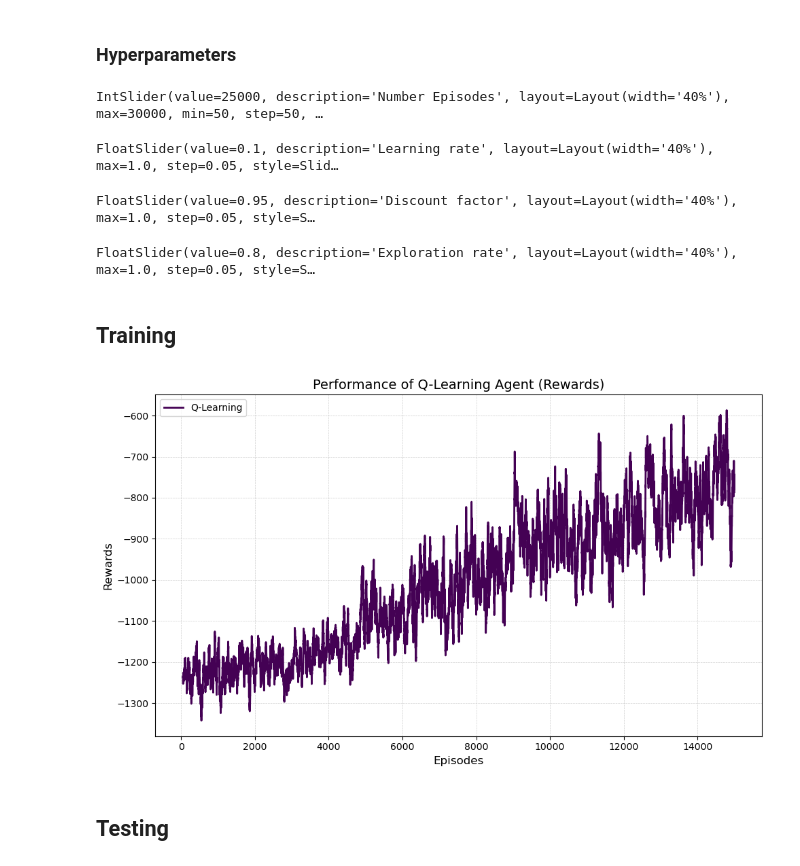
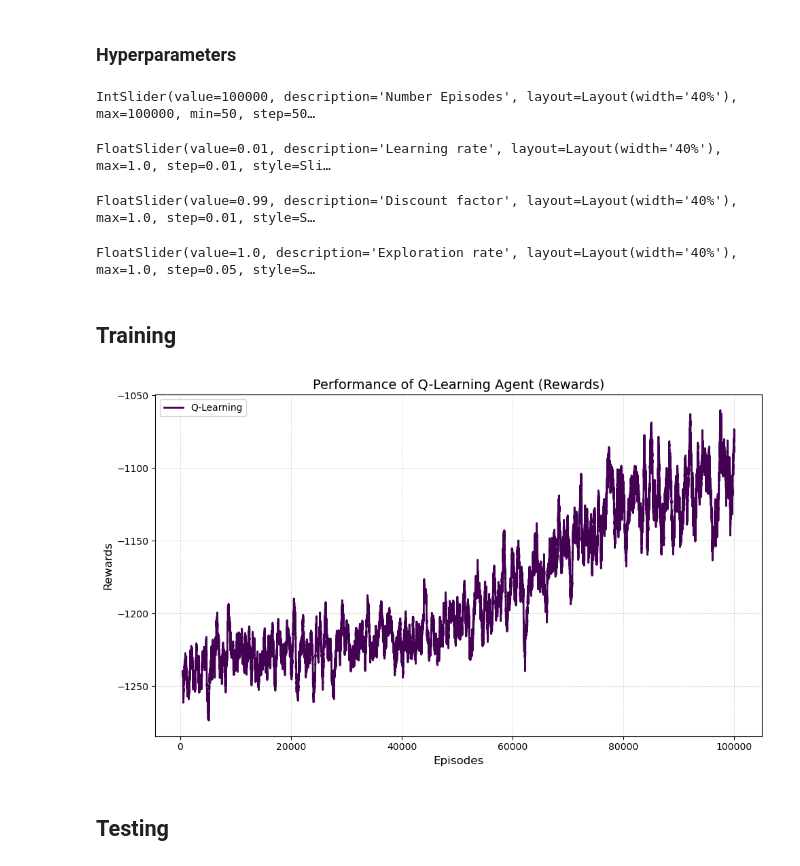
Before and after one commit to juanbeta98/Reinforcement-Learning, a Jupyter notebook: Jupyter Notebooks/OpenAI Gymnasium/Classic Control/[BETA] Pendulum.ipynb, the cells around one changed output. Drawn from its saved outputs; the diff is of its cells as text; code cells hidden in the pictures.

```diff
--- a/Jupyter Notebooks/OpenAI Gymnasium/Classic Control/[BETA] Pendulum.ipynb
+++ b/Jupyter Notebooks/OpenAI Gymnasium/Classic Control/[BETA] Pendulum.ipynb
@@ -68,31 +68,31 @@ Average reward: -1223.7875316705477
 ### Hyperparameters
 # %%
 # Flexible Parameters (ipywidgets)
-EPISODES_W = widgets.IntSlider(value=25000, min=50, max=30000, step=50, description='Number Episodes',
+EPISODES_W = widgets.IntSlider(value=100000, min=50, max=100000, step=50, description='Number Episodes',
                                style={'handle_color':'magenta','description_width':'initial'}, layout={'width': '40%'})
 
-LEARNING_RATE_W = widgets.FloatSlider(value=0.1, min=0, max=1, step=0.05, description='Learning rate',
+LEARNING_RATE_W = widgets.FloatSlider(value=0.01, min=0, max=1, step=0.01, description='Learning rate',
                                       style={'handle_color':'magenta','description_width':'initial'}, layout={'width': '40%'})
-DISCOUNT_W = widgets.FloatSlider(value=0.95, min=0, max=1, step=0.05, description='Discount factor',
+DISCOUNT_W = widgets.FloatSlider(value=0.99, min=0, max=1, step=0.01, description='Discount factor',
                                  style={'handle_color':'magenta','description_width':'initial'}, layout={'width': '40%'})
 
-epsilon_W = widgets.FloatSlider(value=0.8, min=0, max=1, step=0.05, description='Exploration rate',
+epsilon_W = widgets.FloatSlider(value=1, min=0, max=1, step=0.05, description='Exploration rate',
                                 style={'handle_color':'magenta','description_width':'initial'}, layout={'width': '40%'})
 
 display(EPISODES_W,LEARNING_RATE_W,DISCOUNT_W,epsilon_W)
 
 START_EPSILON_DECAYING = 1                      # First episode at which decay epsilon
 # %% [output]
-IntSlider(value=25000, description='Number Episodes', layout=Layout(width='40%'), max=30000, min=50, step=50, …
+IntSlider(value=100000, description='Number Episodes', layout=Layout(width='40%'), max=100000, min=50, step=50…
-FloatSlider(value=0.1, description='Learning rate', layout=Layout(width='40%'), max=1.0, step=0.05, style=Slid…
+FloatSlider(value=0.01, description='Learning rate', layout=Layout(width='40%'), max=1.0, step=0.01, style=Sli…
-FloatSlider(value=0.95, description='Discount factor', layout=Layout(width='40%'), max=1.0, step=0.05, style=S…
+FloatSlider(value=0.99, description='Discount factor', layout=Layout(width='40%'), max=1.0, step=0.01, style=S…
-FloatSlider(value=0.8, description='Exploration rate', layout=Layout(width='40%'), max=1.0, step=0.05, style=S…
+FloatSlider(value=1.0, description='Exploration rate', layout=Layout(width='40%'), max=1.0, step=0.05, style=S…
 # %% [markdown]
 ## Training
 # %%
 env = gym.make('Pendulum-v1', render_mode=None)
 
-discrete_partitions = 30
+discrete_partitions = 50
 
 # Discrete actions
 discrete_actions = [-2,-1.5,-1,-0.75,-0.5,-0.25,-0.1,-0.05,-0.01,0]
@@ -143,9 +143,6 @@ for episode in range(EPISODES):
         if not done:
             q_table = sm.Q_Learning_Agent.update_q_table(q_table,discrete_state,new_discrete_state,action,reward,LEARNING_RATE,DISCOUNT)
 
-        # elif terminated:
-        #     q_table[discrete_state + (action, )] = 0        # Update value when goal is reached
-
         discrete_state = new_discrete_state                 # Update state
 
     epsilon = sm.Q_Learning_Agent.linear_epsilon_decay(epsilon,episode,epsilon_decaying_value,START_EPSILON_DECAYING,EPISODES//1.5)
@@ -157,10 +154,10 @@ for episode in range(EPISODES):
 env.close()
 # %%
 # Visualizing training results
-sm.visualizations.plot_moving_average([ep_rewards],['Q-Learning'],100,
+sm.visualizations.plot_moving_average([ep_rewards],['Q-Learning'],500,
                                       title='Performance of Q-Learning Agent (Rewards)',ylabel='Rewards')
 # %% [output]
-[figure, old version]
+[figure, new version]
 # %% [markdown]
 ## Testing
 # %% [markdown]
```
Also changed, not shown: parts of 3 cells of this notebook, 1 other file.
